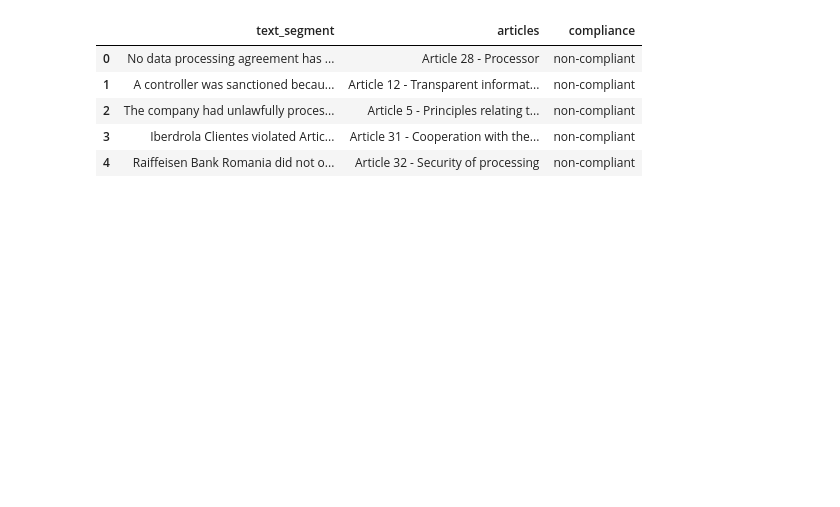
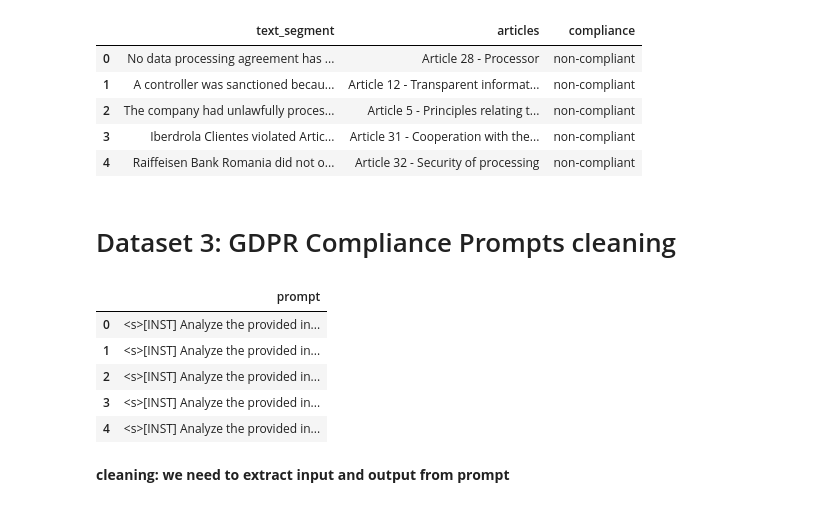
Before and after one commit to PriEval-Protect-Framework/Privacy-Engine, a Jupyter notebook: finetuning/dataset_cleaning.ipynb, the cells around one changed output. Cells and saved outputs as stored; diff of their text form; code cells hidden in the pictures; blank space fills up the shorter version.

```diff
--- a/finetuning/dataset_cleaning.ipynb
+++ b/finetuning/dataset_cleaning.ipynb
@@ -406,0 +410,15 @@ df2.to_csv('../data/fine_tuning/gdpr_violations_preprocessed.csv', index=False)
+# %% [markdown]
+# Dataset 3: GDPR Compliance Prompts cleaning
+# %%
+df3= pd.read_csv('../data/fine_tuning/gdpr/compliance/gdpr_prompts.csv')
+# %%
+df3.head()
+# %% [output]
+|  | prompt |
+| 0 | <s>[INST] Analyze the provided in... |
+| 1 | <s>[INST] Analyze the provided in... |
+| 2 | <s>[INST] Analyze the provided in... |
+| 3 | <s>[INST] Analyze the provided in... |
+| 4 | <s>[INST] Analyze the provided in... |
+# %% [markdown]
+**cleaning: we need to extract input and output from prompt**
```
Also changed, not shown: parts of 13 cells of this notebook, 2 other files.
